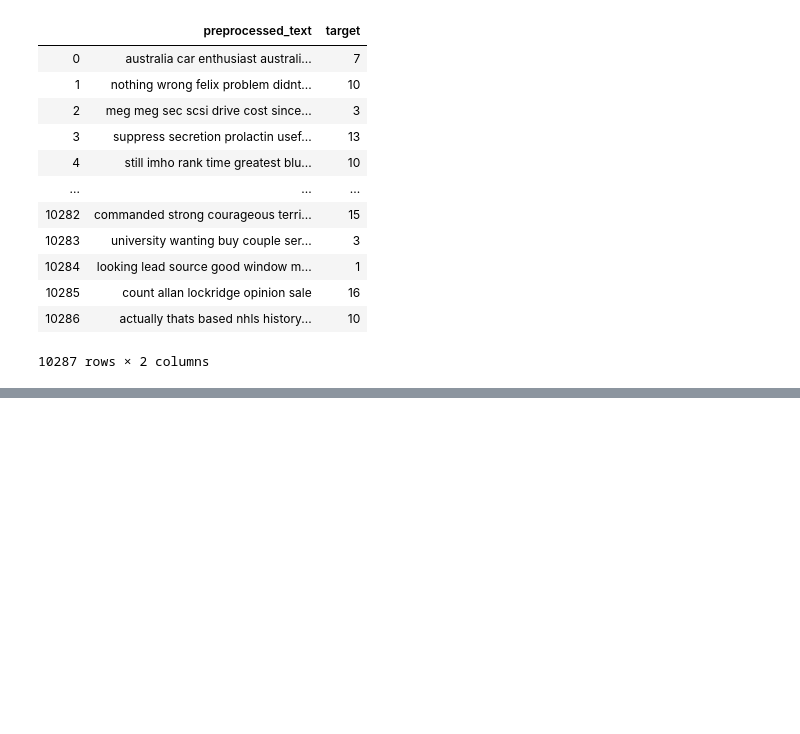
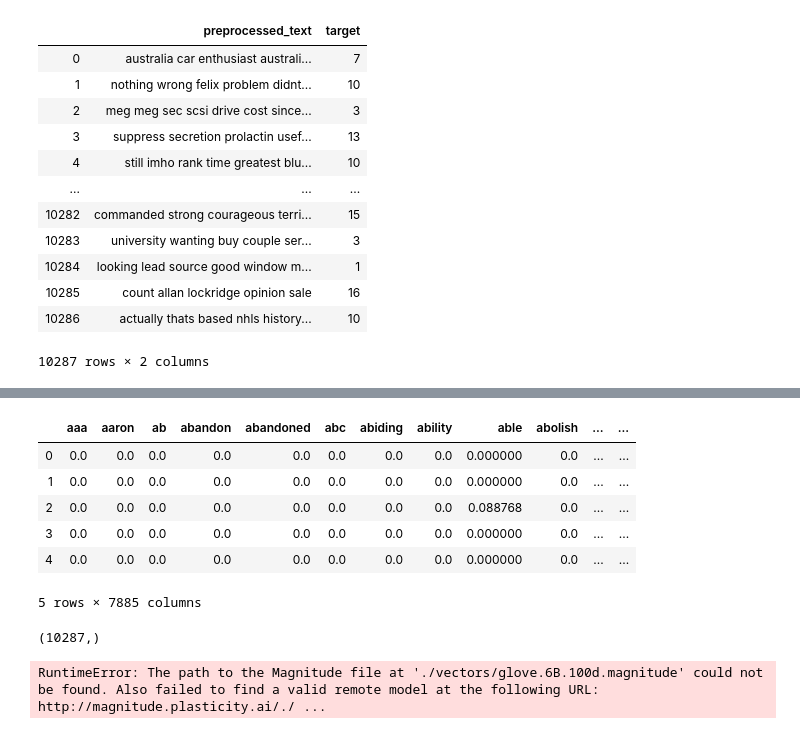
Before and after one commit to joekryan/NLP_Project, a Jupyter notebook: Workbook1.ipynb, the cells around one changed output, grey strips where cells are left out. Drawn from its saved outputs; the diff is of its cells as text; code cells hidden in the pictures; blank space fills up the shorter version.

```diff
--- a/Workbook1.ipynb
+++ b/Workbook1.ipynb
@@ -360,0 +483,22 @@ for scorer in [precision_score,recall_score,f1_score]:
+# %%
+tfidf = TfidfVectorizer(min_df=10)
+# train_tfidf = tfidf.fit_transform(X_train)
+# %%
+
+tfidf_train_sparse = tfidf.fit_transform(train.preprocessed_text)
+tfidf_train_df = pd.DataFrame(tfidf_train_sparse.toarray(),
+                        columns=tfidf.get_feature_names())
+
+tfidf_train_df.head()
+# %% [output]
+|  | aaa | aaron | ab | abandon | abandoned | abc | abiding | ability | able | abolish | ... | ... |
+| 0 | 0.0 | 0.0 | 0.0 | 0.0 | 0.0 | 0.0 | 0.0 | 0.0 | 0.000000 | 0.0 | ... | ... |
+| 1 | 0.0 | 0.0 | 0.0 | 0.0 | 0.0 | 0.0 | 0.0 | 0.0 | 0.000000 | 0.0 | ... | ... |
+| 2 | 0.0 | 0.0 | 0.0 | 0.0 | 0.0 | 0.0 | 0.0 | 0.0 | 0.088768 | 0.0 | ... | ... |
+| 3 | 0.0 | 0.0 | 0.0 | 0.0 | 0.0 | 0.0 | 0.0 | 0.0 | 0.000000 | 0.0 | ... | ... |
+| 4 | 0.0 | 0.0 | 0.0 | 0.0 | 0.0 | 0.0 | 0.0 | 0.0 | 0.000000 | 0.0 | ... | ... |
+5 rows × 7885 columns
+# %%
+X_train.shape
+# %% [output]
+(10287,)
@@ -360,0 +557,13 @@ for scorer in [precision_score,recall_score,f1_score]:
+# %%
+# We'll use Average Glove here
+from tqdm import tqdm_notebook
+from nltk import word_tokenize
+from pymagnitude import *
+glove = Magnitude("./vectors/glove.6B.100d.magnitude")
+def avg_glove(df):
+    vectors = []
+    for title in tqdm_notebook(df.title.values):
+        vectors.append(np.average(glove.query(word_tokenize(title)), axis = 0))
+    return np.array(vectors)
+# %% [output]
+RuntimeError: The path to the Magnitude file at './vectors/glove.6B.100d.magnitude' could not be found. Also failed to find a valid remote model at the following URL: http://magnitude.plasticity.ai/./ ...
```
Also changed, not shown: parts of 15 cells of this notebook, 1 other file.
